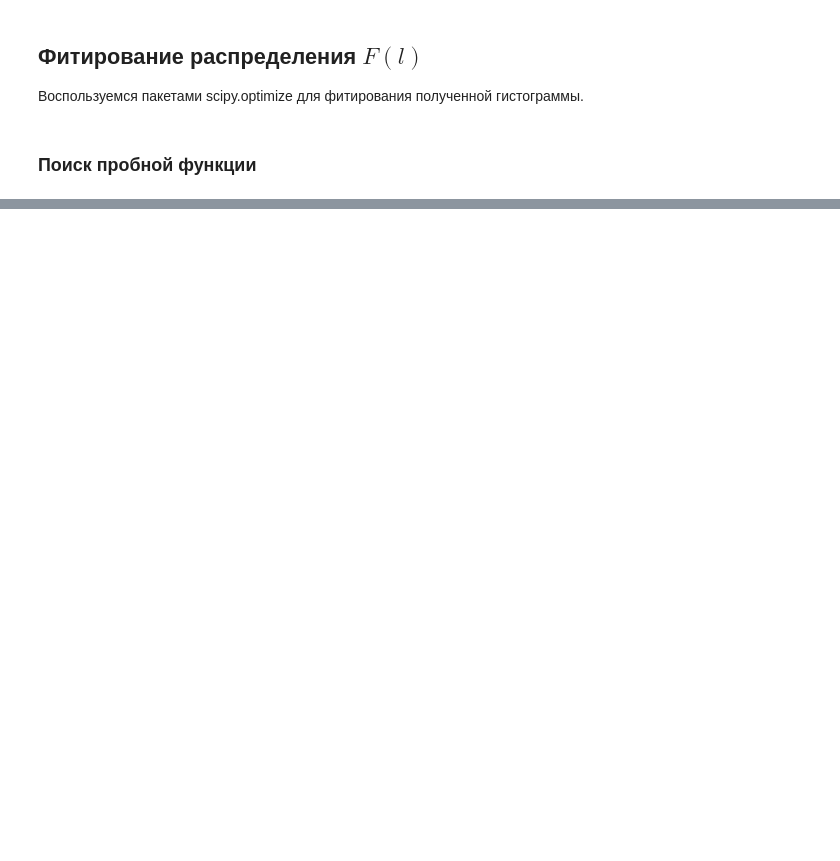
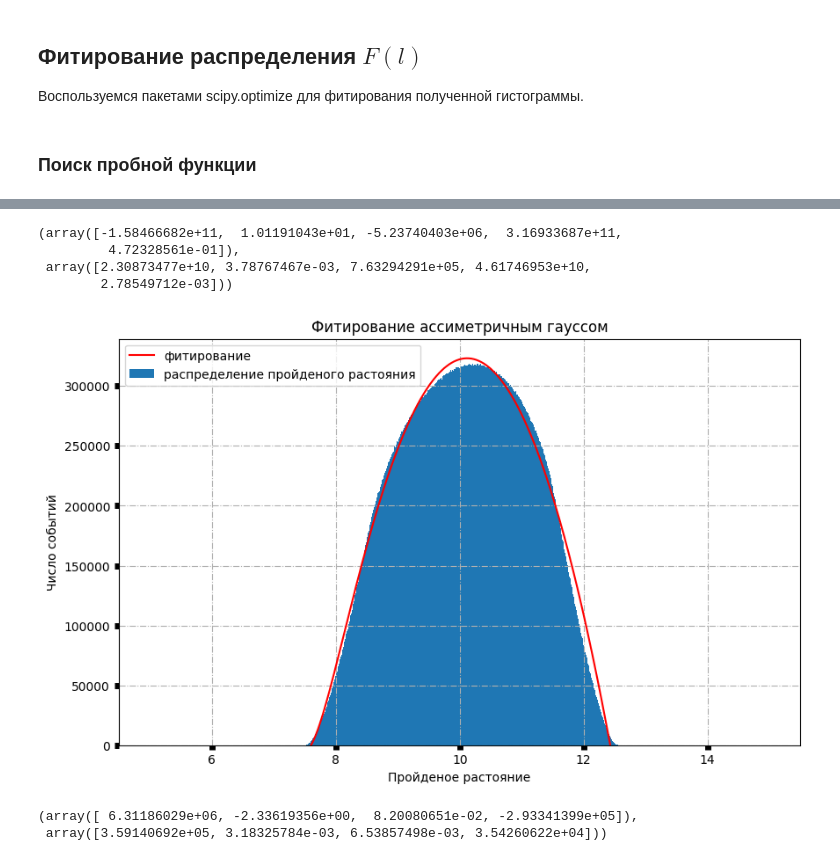
Before and after one commit to AleksandrYushin/Danss-netrino, a Jupyter notebook: Danss.ipynb, the cells around one changed output, grey strips where cells are left out. Drawn from its saved outputs; the diff is of its cells as text; code cells hidden in the pictures; blank space fills up the shorter version.

```diff
--- a/Danss.ipynb
+++ b/Danss.ipynb
@@ -149,0 +190,45 @@ pyplot.show()
+# %%
+#Фитирование гаусовым пиком
+def gauss_as(x, a, b, c, d, f):
+    return a* np.exp(-(x-b)**2/c)*(1+erf(f*x))+d
+    # a*np.exp(-(x-b)**2 /c1)+d
+args, covar = curve_fit(gauss_as, l[i_min:i_max], data[i_min:i_max], [300000.0,11.0, 100.0,0.0, -0.01])
+perr = np.sqrt(np.diag(covar))
+args, perr
+# %% [output]
+(array([-1.58466682e+11,  1.01191043e+01, -5.23740403e+06,  3.16933687e+11,
+         4.72328561e-01]),
+ array([2.30873477e+10, 3.78767467e-03, 7.63294291e+05, 4.61746953e+10,
+        2.78549712e-03]))
+# %%
+xxx = []
+yyy = []
+for i in range(i_min, i_max):
+    if gauss_as(l[i], args[0], args[1], args[2], args[3], args[4]) > 0:
+      xxx.append(l[i])
+      yyy.append(gauss_as(l[i], args[0], args[1], args[2], args[3], args[4]))
+
+fig, ax = plt.subplots(figsize=(10, 6))
+ax.set_title('Фитирование ассиметричным гауссом')
+ax.set_xlabel('Пройденое растояние')
+ax.set_ylabel('Число событий')
+ax.grid(True, linestyle='-.')
+ax.tick_params(labelsize='medium', width=3)
+
+
+ax.bar(l, data, linewidth = 1., width = err, label = "распределение пройденого растояния")
+ax.plot(xxx, yyy, color='r', label = "фитирование")
+ax.legend()
+pyplot.show()
+# %% [output]
+[figure, added]
+# %%
+#Фитирование гаусовым пиком
+def gauss_log(x, a, b, c, d):
+    return a/x* np.exp(-(np.log(x) + b)**2/c) + d
+args, covar = curve_fit(gauss_log, l[i_min:i_max], data[i_min:i_max], [300000.0,-2.1, 1.0, 0.0])
+perr = np.sqrt(np.diag(covar))
+args, perr
+# %% [output]
+(array([ 6.31186029e+06, -2.33619356e+00,  8.20080651e-02, -2.93341399e+05]),
+ array([3.59140692e+05, 3.18325784e-03, 6.53857498e-03, 3.54260622e+04]))
```
Also changed, not shown: parts of 18 cells of this notebook, 24 other files.
